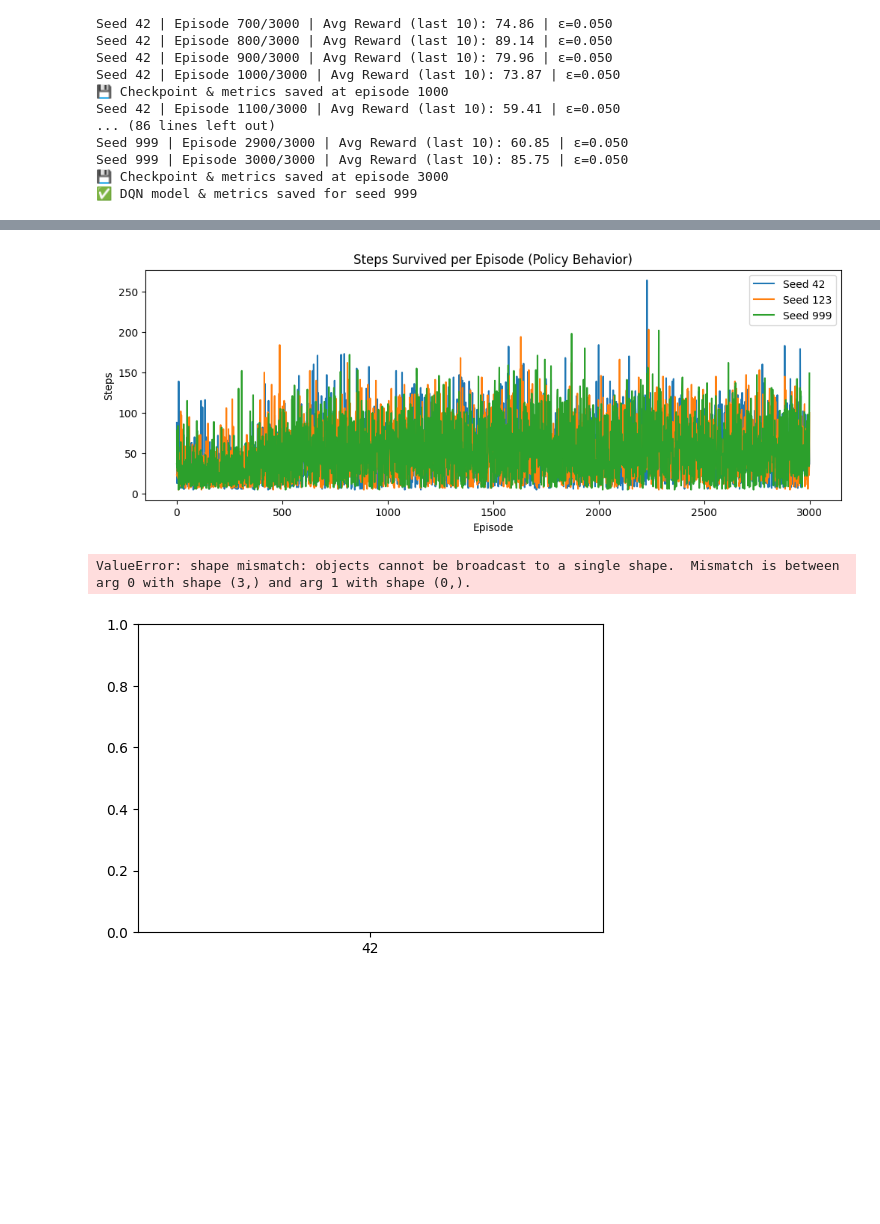
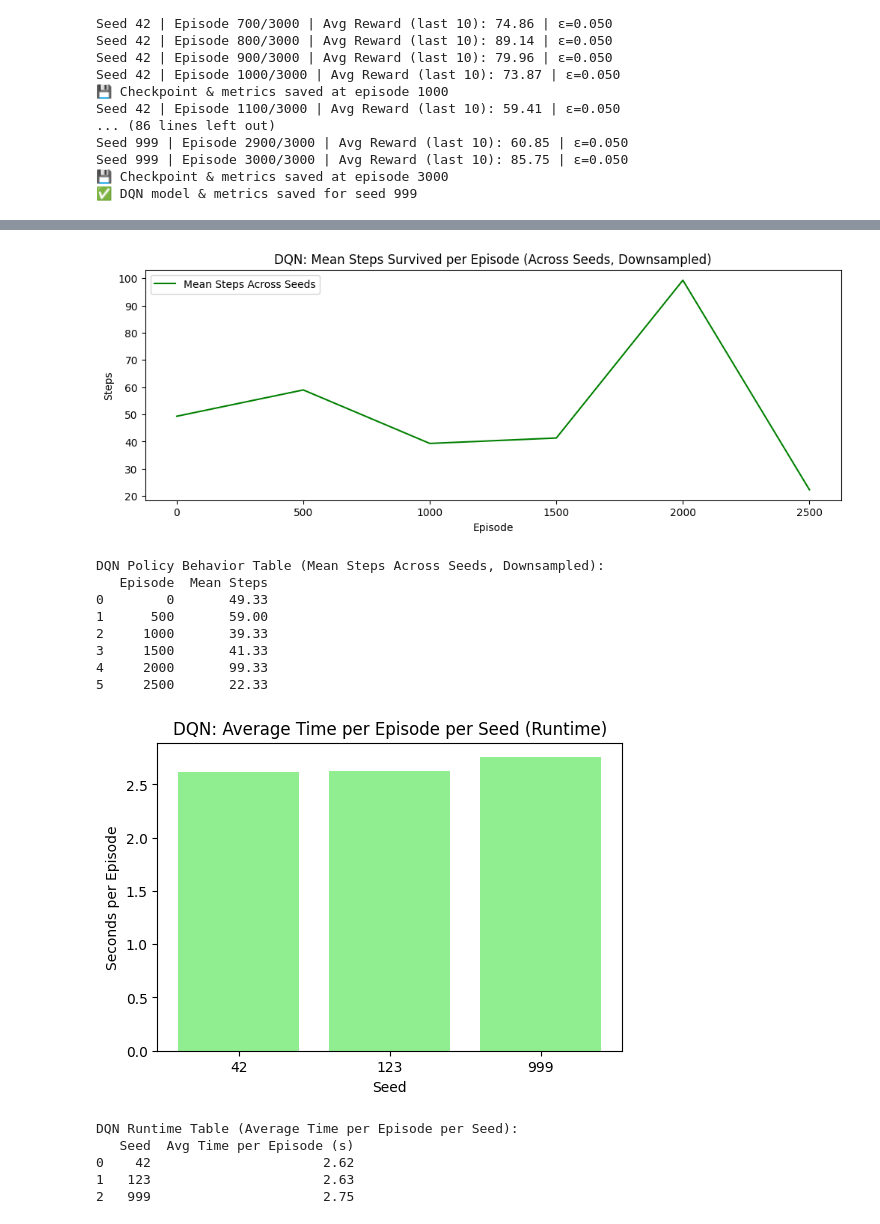
Before and after one commit to dayananikol/CCRNFLRL_PROJECT_COM221ML, a Jupyter notebook: rl_agents/dqn_learning_snake.ipynb, the cells around one changed output, grey strips where cells are left out. Cells and saved outputs as stored; diff of their text form; code cells hidden in the pictures; blank space fills up the shorter version.

```diff
--- a/rl_agents/dqn_learning_snake.ipynb
+++ b/rl_agents/dqn_learning_snake.ipynb
@@ -368,27 +536,72 @@ plt.show()
 # %%
 # -----------------------
-# 9. Policy Behavior (Steps Survived)
+# 9. Policy Behavior (Steps Survived) - DQN, Mean Across Seeds
 # -----------------------
+
+downsample = 500
 plt.figure(figsize=(12,4))
-for i, steps in enumerate(all_steps):
-    plt.plot(steps, label=f"Seed {seeds[i]}")
-plt.title("Steps Survived per Episode (Policy Behavior)")
+
+# Collect downsampled steps across seeds
+all_steps_ds = [steps[::downsample] for steps in all_steps]
+all_steps_ds = np.array(all_steps_ds)
+mean_steps = np.mean(all_steps_ds, axis=0)
+
+# X-axis
+episodes_ds = np.arange(0, len(all_steps[0]), downsample)
+
+# Plot
+plt.plot(episodes_ds, mean_steps, label="Mean Steps Across Seeds", color="green")
+plt.title("DQN: Mean Steps Survived per Episode (Across Seeds, Downsampled)")
 plt.xlabel("Episode")
 plt.ylabel("Steps")
 plt.legend()
 plt.show()
+
+# Table
+policy_behavior_mean_table = pd.DataFrame({
+    "Episode": episodes_ds,
+    "Mean Steps": mean_steps
+})
+print("\nDQN Policy Behavior Table (Mean Steps Across Seeds, Downsampled):")
+print(policy_behavior_mean_table)
 # %% [output]
-[figure, old version]
+[figure, new version]
+DQN Policy Behavior Table (Mean Steps Across Seeds, Downsampled):
+   Episode  Mean Steps
+0        0       49.33
+1      500       59.00
+2     1000       39.33
+3     1500       41.33
+4     2000       99.33
+5     2500       22.33
 # %%
+import pandas as pd
+import matplotlib.pyplot as plt
+
 # -----------------------
-# 10. Runtime / Computational Efficiency
+# 10. Runtime / Computational Efficiency - DQN
 # -----------------------
+
+# Plot bar chart
 plt.figure(figsize=(6,4))
-plt.bar([str(s) for s in seeds], runtime_per_seed)
-plt.title("Average Time per Episode per Seed (Runtime)")
+plt.bar([str(s) for s in seeds], runtime_per_seed_dqn, color='lightgreen')
+plt.title("DQN: Average Time per Episode per Seed (Runtime)")
 plt.xlabel("Seed")
 plt.ylabel("Seconds per Episode")
 plt.show()
+
+# Create table
+runtime_table_dqn = pd.DataFrame({
+    "Seed": seeds,
+    "Avg Time per Episode (s)": runtime_per_seed_dqn
+})
+
+print("\nDQN Runtime Table (Average Time per Episode per Seed):")
+print(runtime_table_dqn)
 # %% [output]
+[figure, new version]
-ValueError: shape mismatch: objects cannot be broadcast to a single shape.  Mismatch is between arg 0 with shape (3,) and arg 1 with shape (0,).
+DQN Runtime Table (Average Time per Episode per Seed):
+   Seed  Avg Time per Episode (s)
+0    42                      2.62
+1   123                      2.63
+2   999                      2.75
-[figure, old version]
```
Also changed, not shown: parts of 6 cells of this notebook, 8 other files.
